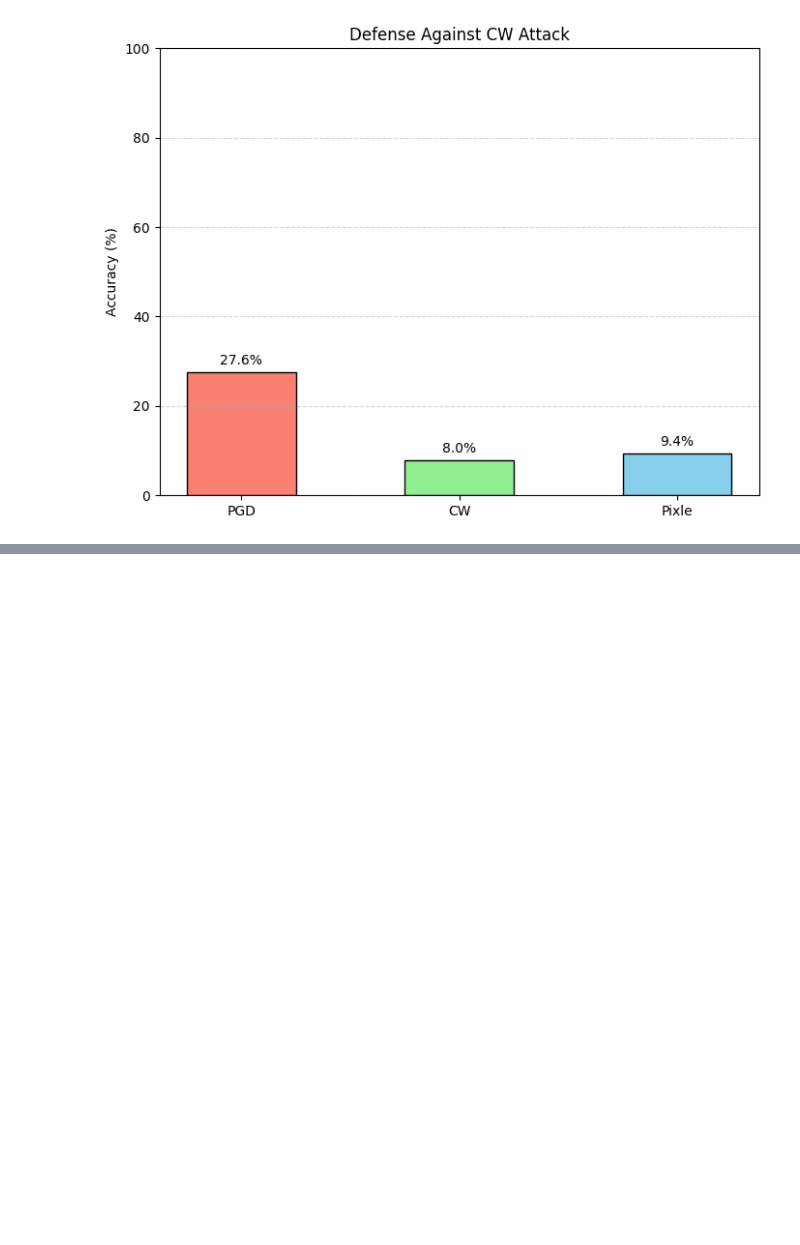
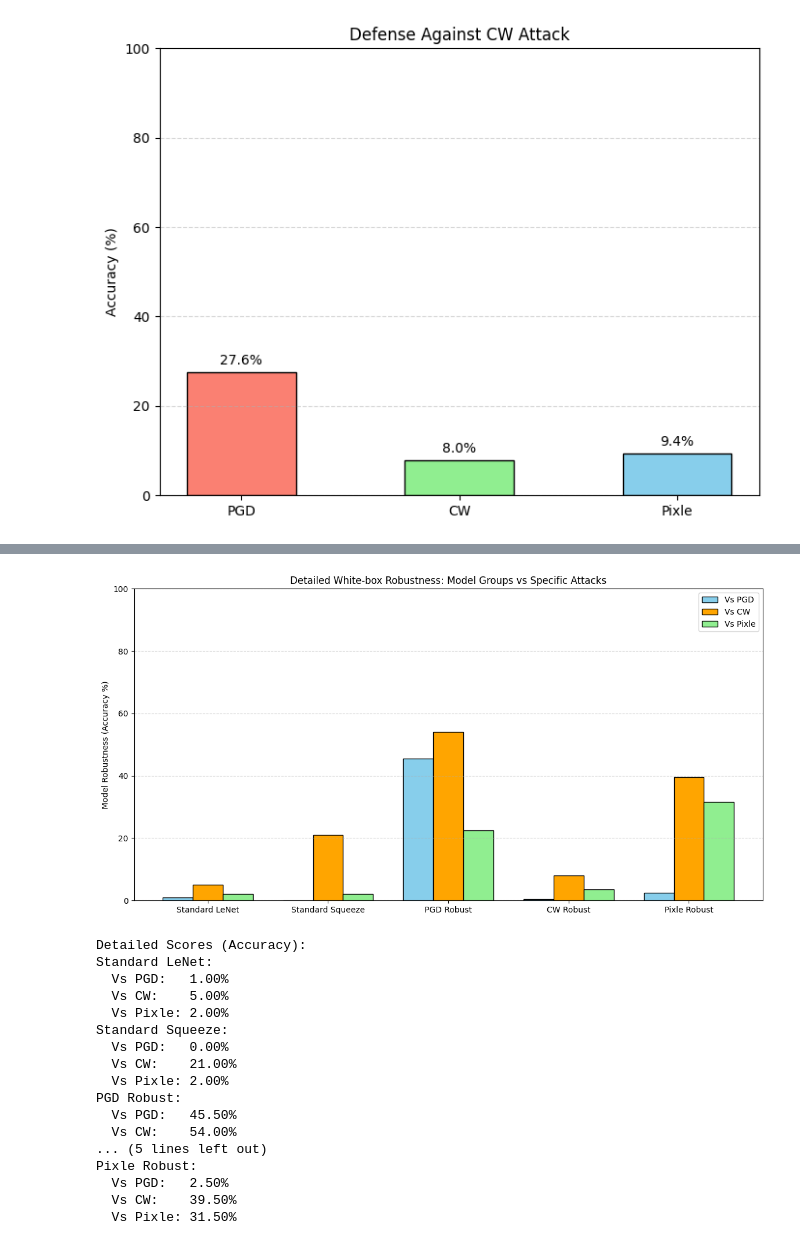
Before and after one commit to vm2781/adversarial_attacks, a Jupyter notebook: model_adversarial_analysis.ipynb, the cells around one changed output, grey strips where cells are left out. Cells and saved outputs as stored; diff of their text form; code cells hidden in the pictures; blank space fills up the shorter version.

```diff
--- a/model_adversarial_analysis.ipynb
+++ b/model_adversarial_analysis.ipynb
@@ -836,0 +836,47 @@ Final Survey Scores:
+# %%
+group_labels = list(detailed_survey_results.keys())
+pgd_scores = [np.mean(detailed_survey_results[g]['PGD']) if detailed_survey_results[g]['PGD'] else 0 for g in group_labels]
+cw_scores = [np.mean(detailed_survey_results[g]['CW']) if detailed_survey_results[g]['CW'] else 0 for g in group_labels]
+pixle_scores = [np.mean(detailed_survey_results[g]['Pixle']) if detailed_survey_results[g]['Pixle'] else 0 for g in group_labels]
+
+x = np.arange(len(group_labels))
+width = 0.25
+
+plt.figure(figsize=(14, 7))
+plt.bar(x - width, pgd_scores, width, label='Vs PGD', color='skyblue', edgecolor='black')
+plt.bar(x, cw_scores, width, label='Vs CW', color='orange', edgecolor='black')
+plt.bar(x + width, pixle_scores, width, label='Vs Pixle', color='lightgreen', edgecolor='black')
+
+plt.xticks(x, group_labels)
+plt.ylabel("Model Robustness (Accuracy %)")
+plt.title("Detailed White-box Robustness: Model Groups vs Specific Attacks")
+plt.legend()
+plt.ylim(0, 100)
+plt.grid(axis='y', linestyle='--', alpha=0.5)
+plt.show()
+
+print("Detailed Scores (Accuracy):")
+for g in group_labels:
+    print(f"{g}:")
+    print(f"  Vs PGD:   {np.mean(detailed_survey_results[g]['PGD']):.2f}%")
+    print(f"  Vs CW:    {np.mean(detailed_survey_results[g]['CW']):.2f}%")
+    print(f"  Vs Pixle: {np.mean(detailed_survey_results[g]['Pixle']):.2f}%")
+# %% [output]
+[figure, added]
+Detailed Scores (Accuracy):
+Standard LeNet:
+  Vs PGD:   1.00%
+  Vs CW:    5.00%
+  Vs Pixle: 2.00%
+Standard Squeeze:
+  Vs PGD:   0.00%
+  Vs CW:    21.00%
+  Vs Pixle: 2.00%
+PGD Robust:
+  Vs PGD:   45.50%
+  Vs CW:    54.00%
+... (5 lines left out)
+Pixle Robust:
+  Vs PGD:   2.50%
+  Vs CW:    39.50%
+  Vs Pixle: 31.50%
```
Also changed, not shown: parts of 5 cells of this notebook.
